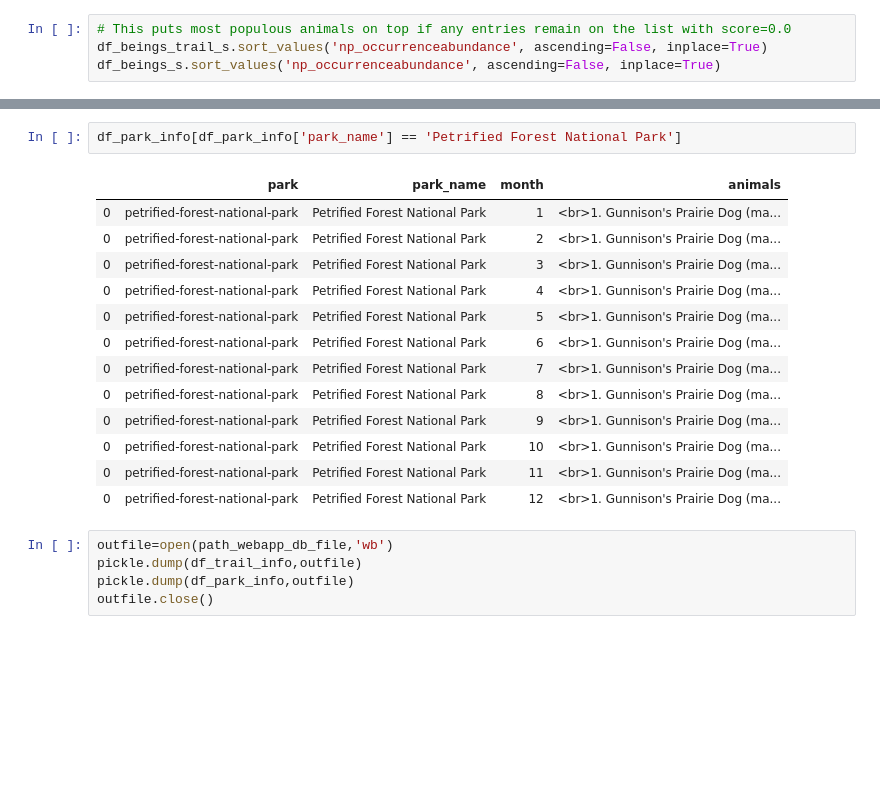
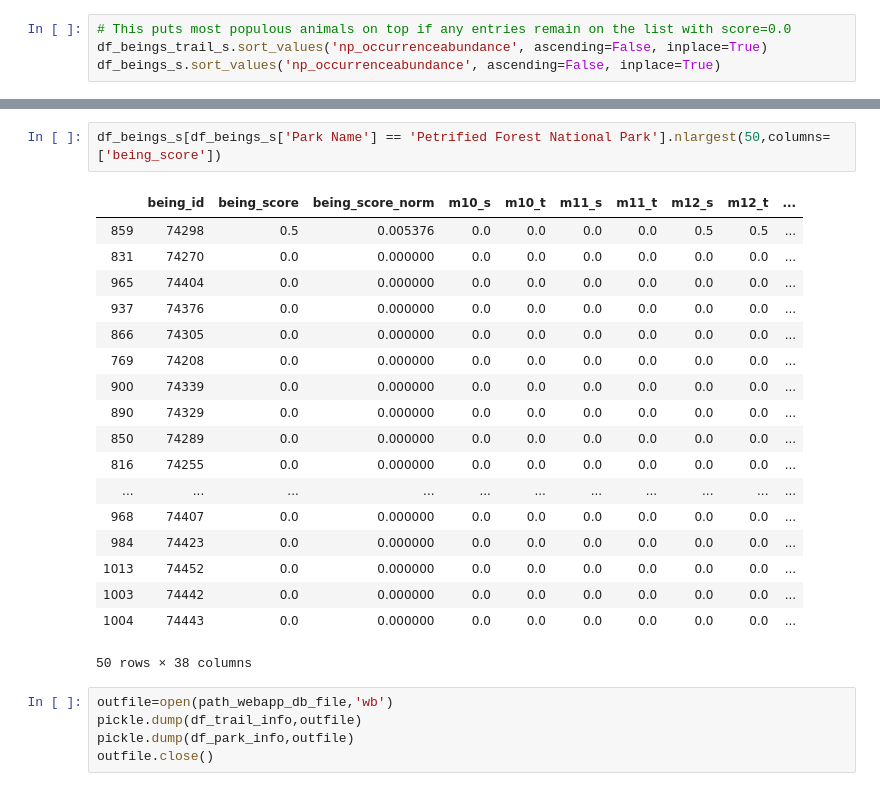
Before and after one commit to sdutta3/wildlifewatch, a Jupyter notebook: models/TrailResults_Process_ForWebApp.ipynb, the cells around one changed output, grey strips where cells are left out. Saved outputs shown, nothing was run; the diff lists cells and outputs as text; blank space fills up the shorter version.

```diff
--- a/models/TrailResults_Process_ForWebApp.ipynb
+++ b/models/TrailResults_Process_ForWebApp.ipynb
@@ -535,19 +547,24 @@ df_park_info[df_park_info['park_name'] == 'Petrified Forest National Park']
-# %%
-df_park_info[df_park_info['park_name'] == 'Petrified Forest National Park']
-# %% [output]
-|  | park | park_name | month | animals |
-| 0 | petrified-forest-national-park | Petrified Forest National Park | 1 | <br>1. Gunnison's Prairie Dog (ma... |
-| 0 | petrified-forest-national-park | Petrified Forest National Park | 2 | <br>1. Gunnison's Prairie Dog (ma... |
-| 0 | petrified-forest-national-park | Petrified Forest National Park | 3 | <br>1. Gunnison's Prairie Dog (ma... |
-| 0 | petrified-forest-national-park | Petrified Forest National Park | 4 | <br>1. Gunnison's Prairie Dog (ma... |
-| 0 | petrified-forest-national-park | Petrified Forest National Park | 5 | <br>1. Gunnison's Prairie Dog (ma... |
-| 0 | petrified-forest-national-park | Petrified Forest National Park | 6 | <br>1. Gunnison's Prairie Dog (ma... |
-| 0 | petrified-forest-national-park | Petrified Forest National Park | 7 | <br>1. Gunnison's Prairie Dog (ma... |
-| 0 | petrified-forest-national-park | Petrified Forest National Park | 8 | <br>1. Gunnison's Prairie Dog (ma... |
-| 0 | petrified-forest-national-park | Petrified Forest National Park | 9 | <br>1. Gunnison's Prairie Dog (ma... |
-| 0 | petrified-forest-national-park | Petrified Forest National Park | 10 | <br>1. Gunnison's Prairie Dog (ma... |
-| 0 | petrified-forest-national-park | Petrified Forest National Park | 11 | <br>1. Gunnison's Prairie Dog (ma... |
-| 0 | petrified-forest-national-park | Petrified Forest National Park | 12 | <br>1. Gunnison's Prairie Dog (ma... |
+# %%
+df_beings_s[df_beings_s['Park Name'] == 'Petrified Forest National Park'].nlargest(50,columns=['being_score'])
+# %% [output]
+|  | being_id | being_score | being_score_norm | m10_s | m10_t | m11_s | m11_t | m12_s | m12_t | ... |
+| 859 | 74298 | 0.5 | 0.005376 | 0.0 | 0.0 | 0.0 | 0.0 | 0.5 | 0.5 | ... |
+| 831 | 74270 | 0.0 | 0.000000 | 0.0 | 0.0 | 0.0 | 0.0 | 0.0 | 0.0 | ... |
+| 965 | 74404 | 0.0 | 0.000000 | 0.0 | 0.0 | 0.0 | 0.0 | 0.0 | 0.0 | ... |
+| 937 | 74376 | 0.0 | 0.000000 | 0.0 | 0.0 | 0.0 | 0.0 | 0.0 | 0.0 | ... |
+| 866 | 74305 | 0.0 | 0.000000 | 0.0 | 0.0 | 0.0 | 0.0 | 0.0 | 0.0 | ... |
+| 769 | 74208 | 0.0 | 0.000000 | 0.0 | 0.0 | 0.0 | 0.0 | 0.0 | 0.0 | ... |
+| 900 | 74339 | 0.0 | 0.000000 | 0.0 | 0.0 | 0.0 | 0.0 | 0.0 | 0.0 | ... |
+| 890 | 74329 | 0.0 | 0.000000 | 0.0 | 0.0 | 0.0 | 0.0 | 0.0 | 0.0 | ... |
+| 850 | 74289 | 0.0 | 0.000000 | 0.0 | 0.0 | 0.0 | 0.0 | 0.0 | 0.0 | ... |
+| 816 | 74255 | 0.0 | 0.000000 | 0.0 | 0.0 | 0.0 | 0.0 | 0.0 | 0.0 | ... |
+| ... | ... | ... | ... | ... | ... | ... | ... | ... | ... | ... |
+| 968 | 74407 | 0.0 | 0.000000 | 0.0 | 0.0 | 0.0 | 0.0 | 0.0 | 0.0 | ... |
+| 984 | 74423 | 0.0 | 0.000000 | 0.0 | 0.0 | 0.0 | 0.0 | 0.0 | 0.0 | ... |
+| 1013 | 74452 | 0.0 | 0.000000 | 0.0 | 0.0 | 0.0 | 0.0 | 0.0 | 0.0 | ... |
+| 1003 | 74442 | 0.0 | 0.000000 | 0.0 | 0.0 | 0.0 | 0.0 | 0.0 | 0.0 | ... |
+| 1004 | 74443 | 0.0 | 0.000000 | 0.0 | 0.0 | 0.0 | 0.0 | 0.0 | 0.0 | ... |
+50 rows × 38 columns
 # %%
 outfile=open(path_webapp_db_file,'wb')
 pickle.dump(df_trail_info,outfile)
```
Also changed, not shown: parts of 6 cells of this notebook, 2 other files.
